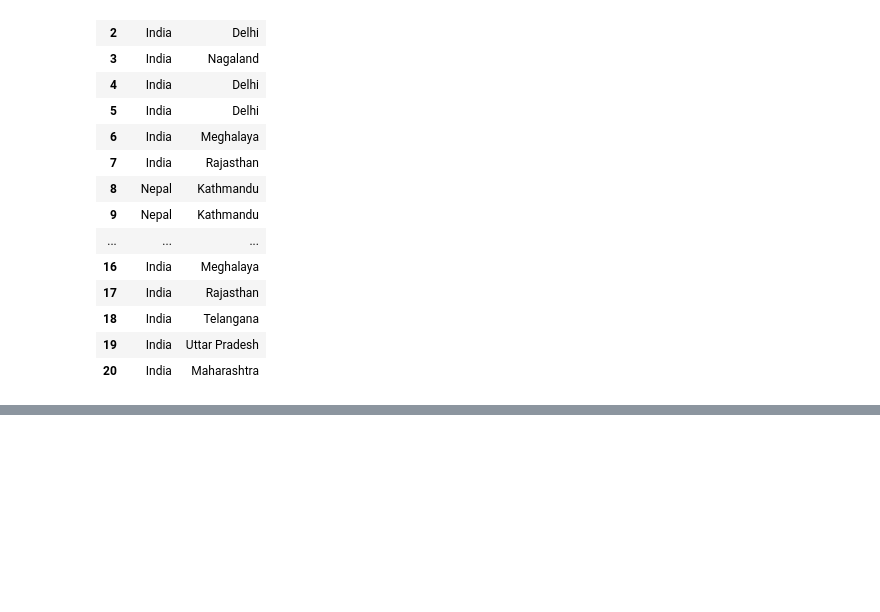
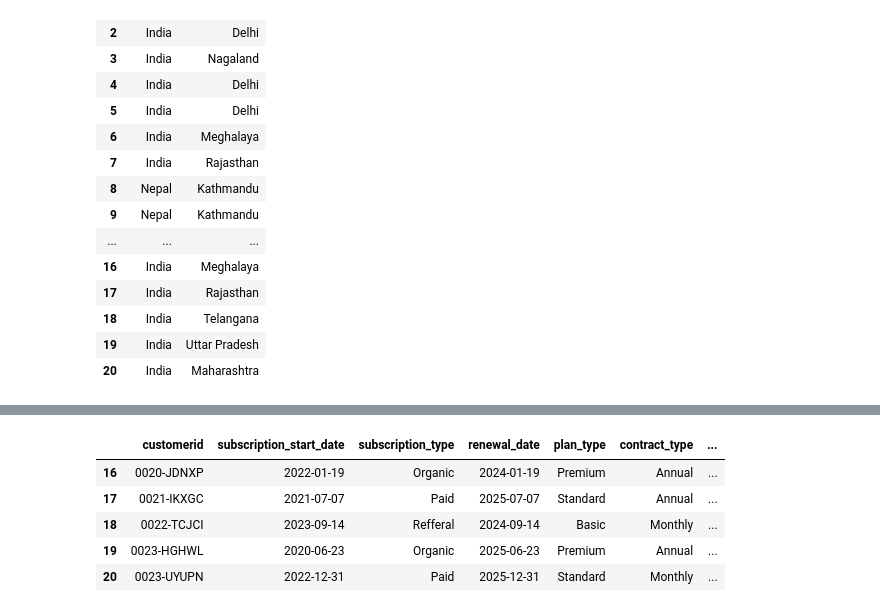
Before and after one commit to abhijeetjagtapp/churn-analysis, a Jupyter notebook: notebooks/02_data_cleaning.ipynb, the cells around one changed output, grey strips where cells are left out. Drawn from its saved outputs; the diff is of its cells as text; code cells hidden in the pictures; blank space fills up the shorter version.

```diff
--- a/notebooks/02_data_cleaning.ipynb
+++ b/notebooks/02_data_cleaning.ipynb
@@ -241,0 +253,9 @@ df_db_customer[['country','state']]
+# %%
+df_db_subscription.tail()
+# %% [output]
+|  | customerid | subscription_start_date | subscription_type | renewal_date | plan_type | contract_type | ... |
+| 16 | 0020-JDNXP | 2022-01-19 | Organic | 2024-01-19 | Premium | Annual | ... |
+| 17 | 0021-IKXGC | 2021-07-07 | Paid | 2025-07-07 | Standard | Annual | ... |
+| 18 | 0022-TCJCI | 2023-09-14 | Refferal | 2024-09-14 | Basic | Monthly | ... |
+| 19 | 0023-HGHWL | 2020-06-23 | Organic | 2025-06-23 | Premium | Annual | ... |
+| 20 | 0023-UYUPN | 2022-12-31 | Paid | 2025-12-31 | Standard | Monthly | ... |
```
Also changed, not shown: parts of 13 cells of this notebook.
